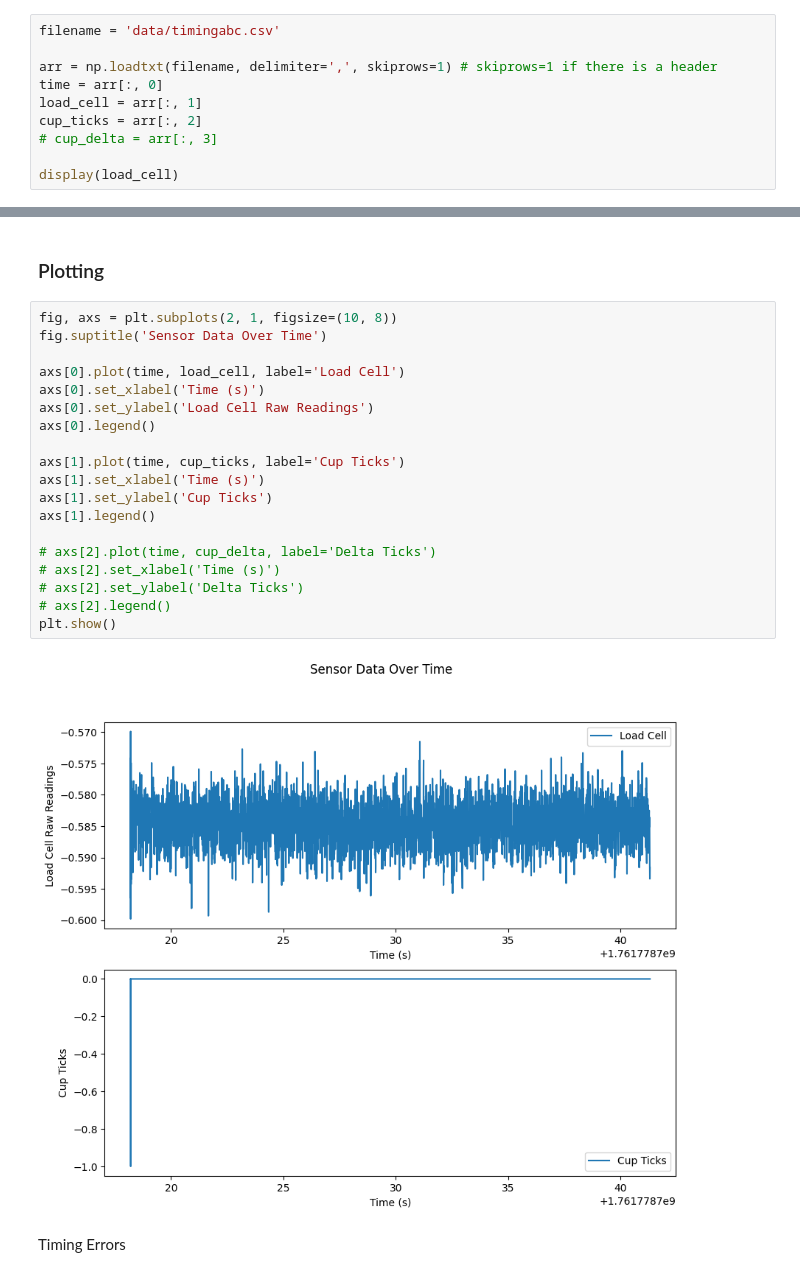
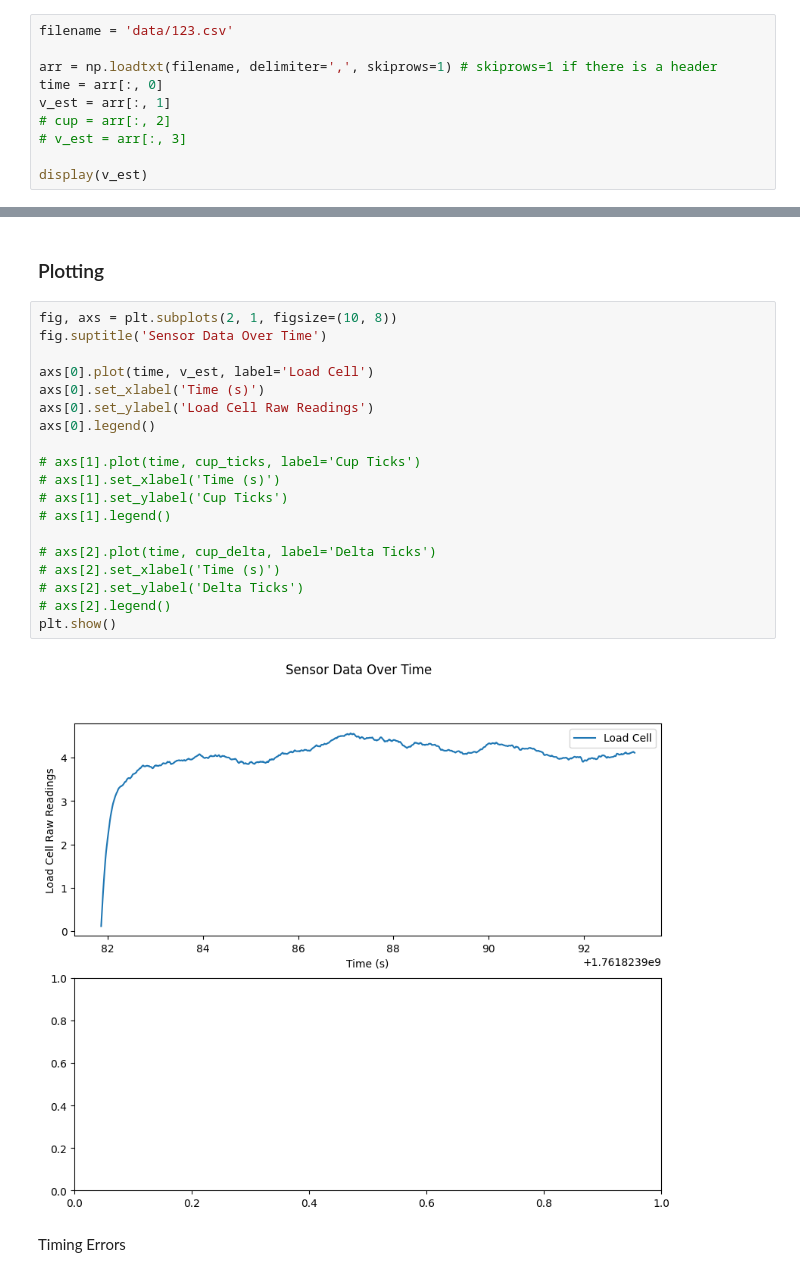
Before and after one commit to Dami28O/COMP0219-Coursework1, a Jupyter notebook: regression.ipynb, the cells around one changed output, grey strips where cells are left out. Saved outputs shown, nothing was run; the diff lists cells and outputs as text.

```diff
--- a/regression.ipynb
+++ b/regression.ipynb
@@ -13,13 +29,13 @@ import matplotlib.pyplot as plt
 ### Read the CSV File
 Load them into one dimensional np arrays for plotting. For training - use all columns expect for the time. Also ensure that the ground truth is synced with the data readings from our sensor
 # %%
-filename = 'data/timingabc.csv'
+filename = 'data/123.csv'
 
 arr = np.loadtxt(filename, delimiter=',', skiprows=1) # skiprows=1 if there is a header
 time = arr[:, 0]
-load_cell = arr[:, 1]
-cup_ticks = arr[:, 2]
-# cup_delta = arr[:, 3]
+v_est = arr[:, 1]
+# cup = arr[:, 2]
+# v_est = arr[:, 3]
 
-display(load_cell)
+display(v_est)
 # %% [output]
@@ -30,24 +45,24 @@ array([-0.5944, -0.5854, -0.5841, ..., -0.591 , -0.5934, -0.5916],
 # %%
 fig, axs = plt.subplots(2, 1, figsize=(10, 8))
 fig.suptitle('Sensor Data Over Time')
 
-axs[0].plot(time, load_cell, label='Load Cell')
+axs[0].plot(time, v_est, label='Load Cell')
 axs[0].set_xlabel('Time (s)')
 axs[0].set_ylabel('Load Cell Raw Readings')
 axs[0].legend()
 
-axs[1].plot(time, cup_ticks, label='Cup Ticks')
-axs[1].set_xlabel('Time (s)')
-axs[1].set_ylabel('Cup Ticks')
-axs[1].legend()
+# axs[1].plot(time, cup_ticks, label='Cup Ticks')
+# axs[1].set_xlabel('Time (s)')
+# axs[1].set_ylabel('Cup Ticks')
+# axs[1].legend()
 
 # axs[2].plot(time, cup_delta, label='Delta Ticks')
 # axs[2].set_xlabel('Time (s)')
 # axs[2].set_ylabel('Delta Ticks')
 # axs[2].legend()
 plt.show()
 # %% [output]
-[figure, old version]
+[figure, new version]
 # %% [markdown]
 Timing Errors
 # %%
```
Also changed, not shown: parts of 6 cells of this notebook, 11 other files.
